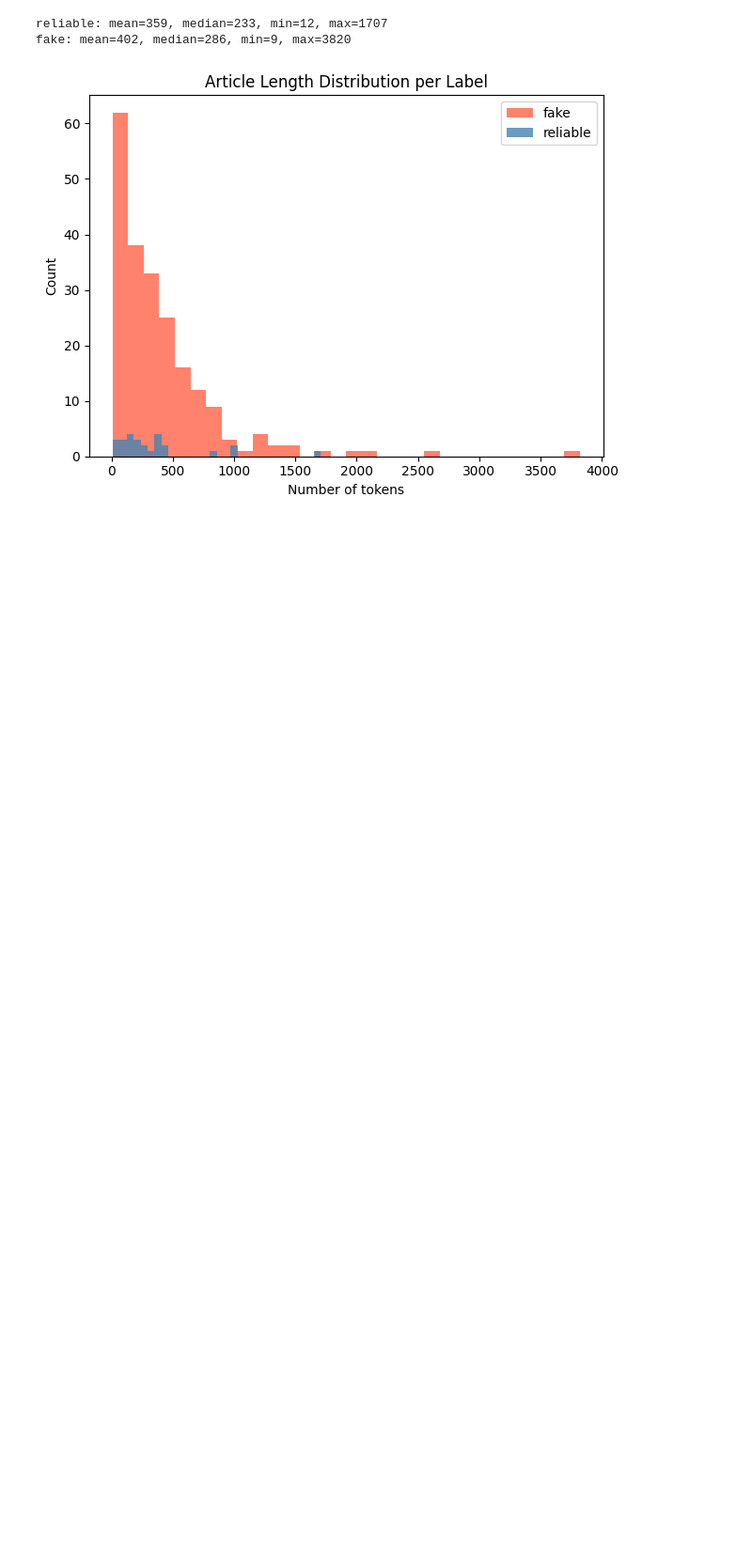
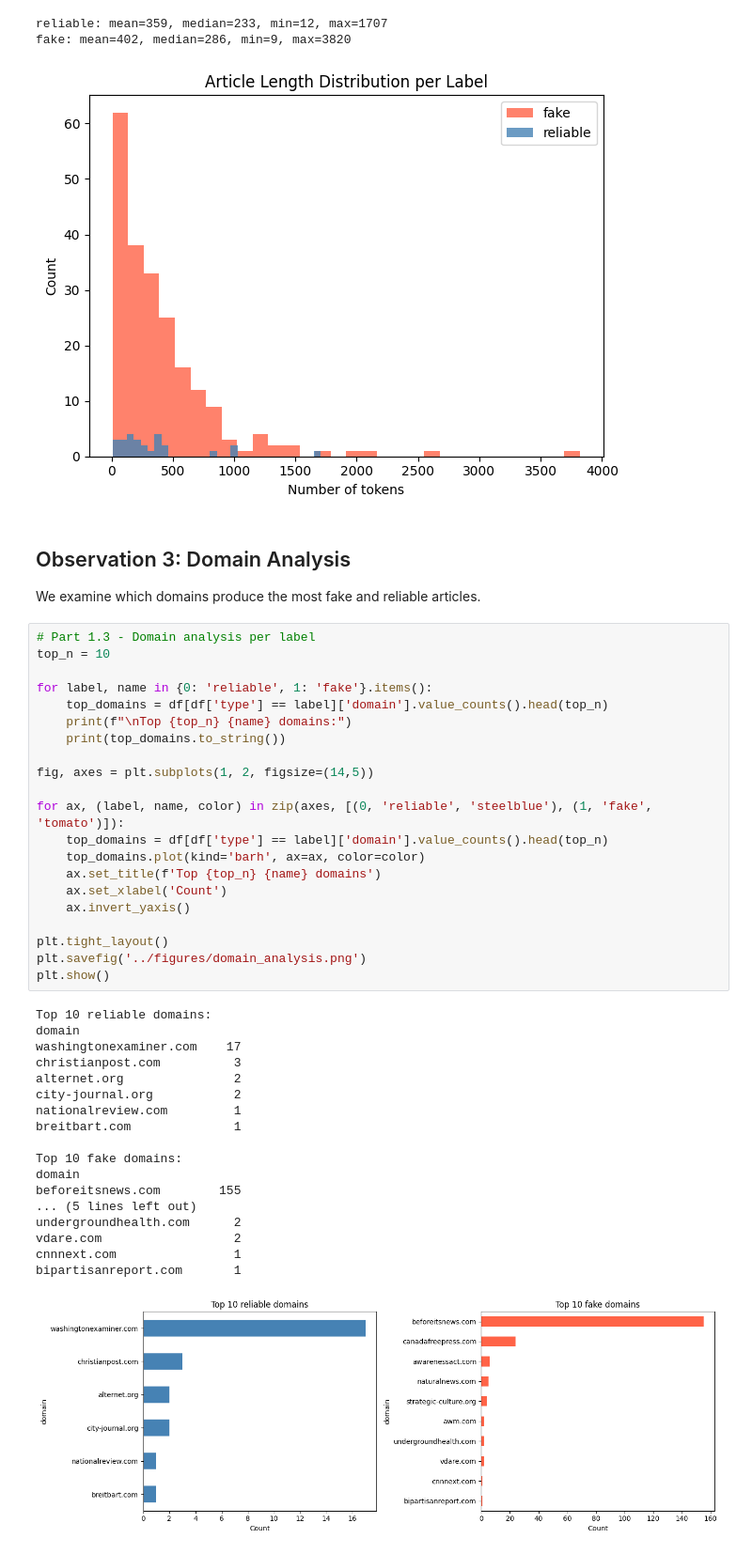
Before and after one commit to mathiaswela/fake-news-group-project, a Jupyter notebook: notebooks/02_data_exploration_andreas.ipynb, the cells around one changed output. Shown at 94% size. Drawn from its saved outputs; the diff is of its cells as text; blank space fills up the shorter version.

Commit message:
exp: domain analysis for fake vs reliable

```diff
--- a/notebooks/02_data_exploration_andreas.ipynb
+++ b/notebooks/02_data_exploration_andreas.ipynb
@@ -86,3 +86,46 @@ plt.show()
 reliable: mean=359, median=233, min=12, max=1707
 fake: mean=402, median=286, min=9, max=3820
 [figure]
+# %% [markdown]
+## Observation 3: Domain Analysis
+We examine which domains produce the most fake and reliable articles.
+# %%
+# Part 1.3 - Domain analysis per label
+top_n = 10
+
+for label, name in {0: 'reliable', 1: 'fake'}.items():
+    top_domains = df[df['type'] == label]['domain'].value_counts().head(top_n)
+    print(f"\nTop {top_n} {name} domains:")
+    print(top_domains.to_string())
+
+fig, axes = plt.subplots(1, 2, figsize=(14,5))
+
+for ax, (label, name, color) in zip(axes, [(0, 'reliable', 'steelblue'), (1, 'fake', 'tomato')]):
+    top_domains = df[df['type'] == label]['domain'].value_counts().head(top_n)
+    top_domains.plot(kind='barh', ax=ax, color=color)
+    ax.set_title(f'Top {top_n} {name} domains')
+    ax.set_xlabel('Count')
+    ax.invert_yaxis()
+
+plt.tight_layout()
+plt.savefig('../figures/domain_analysis.png')
+plt.show()
+# %% [output]
+Top 10 reliable domains:
+domain
+washingtonexaminer.com    17
+christianpost.com          3
+alternet.org               2
+city-journal.org           2
+nationalreview.com         1
+breitbart.com              1
+
+Top 10 fake domains:
+domain
+beforeitsnews.com        155
+... (5 lines left out)
+undergroundhealth.com      2
+vdare.com                  2
+cnnnext.com                1
+bipartisanreport.com       1
+[figure, added]
```
Also changed, not shown: 1 other file.
